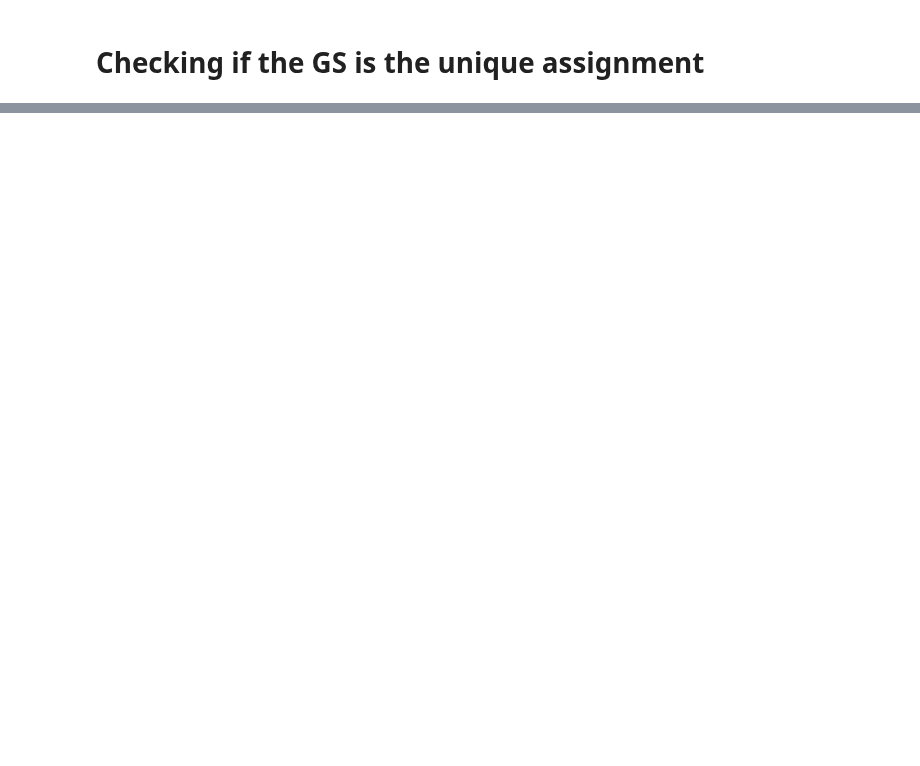
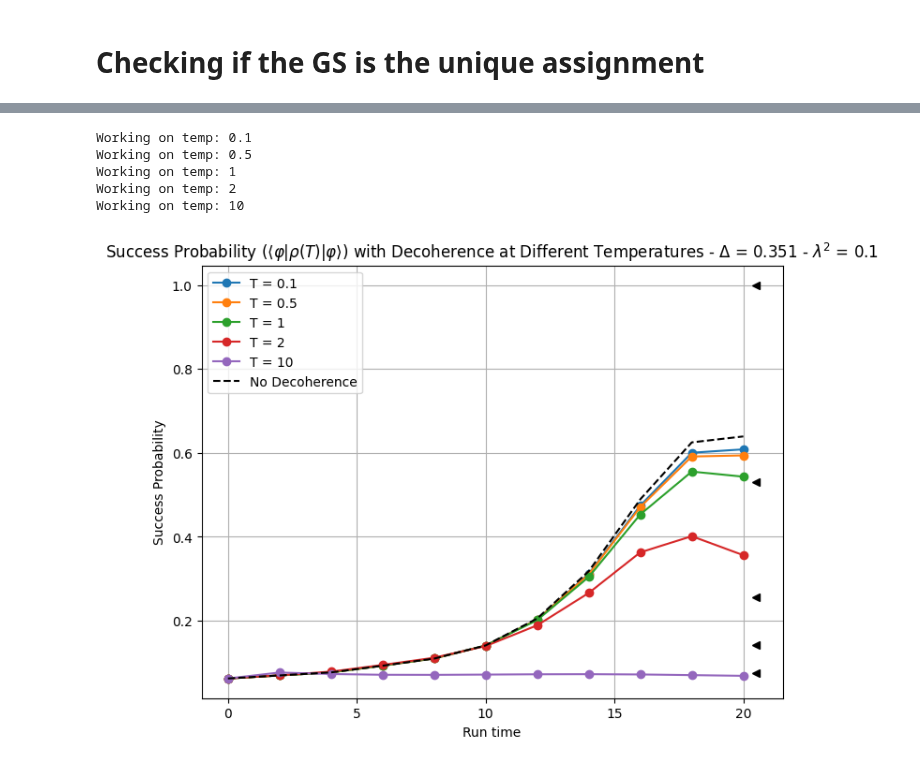
Before and after one commit to chenscheimq/QEC, a Jupyter notebook: EC3/EC3_q.ipynb, the cells around one changed output, grey strips where cells are left out. Drawn from its saved outputs; the diff is of its cells as text; code cells hidden in the pictures; blank space fills up the shorter version.

```diff
--- a/EC3/EC3_q.ipynb
+++ b/EC3/EC3_q.ipynb
@@ -253,7 +258,7 @@ def c_ops_gen(t, args):
                     sigmam_i = Qobj(tensor([sigmam() if j == i else qeye(2) for j in range(args['n_qubits'])]).data, dims=H_inst_t.dims)  # Apply sigmam to qubit i
                     ma = a.dag() * sigmam_i * b * b.dag() * sigmam_i.dag() * a
                     factor = (Nba * (g_ba**2) * ma)
-                    c_ops += 0.5*factor * mat_el
+                    c_ops += factor * mat_el
 
             if np.round(omega_a) > np.round(omega_b):
                 Nab = bose_einstein_distribution(omega_a-omega_b, args['T'])
@@ -262,8 +267,7 @@ def c_ops_gen(t, args):
                     sigmam_i = Qobj(tensor([sigmam() if j == i else qeye(2) for j in range(args['n_qubits'])]).data, dims=H_inst_t.dims)  # Apply sigmam to qubit i
                     ma = b.dag() * sigmam_i * a * a.dag() * sigmam_i.dag() * b
                     factor = (Nab + 1) * (g_ab**2) * ma
-                    c_ops += 0.5*factor * mat_el
-
+                    c_ops += factor * mat_el
     return c_ops
 
 def rho_P(T):
@@ -288,6 +292,10 @@ temperatures = [1/10, 1/2, 1, 2, 10]
 # Initial state (starting in the ground state of H_B)
 rho0 = initial_gs * initial_gs.dag()
 
+w = lambda t, args: 1 - t / int(np.max(times))
+f = lambda t, args: t / int(np.max(times))
+
+H_obj = [[Hb, w], [Hp, f]]
 # Target state (ground state of H_P)
 rho1 = final_gs * final_gs.dag()
 
@@ -302,34 +310,50 @@ for T in temperatures:
               "lambda_2":lambda_2,
               "T":T}
 
     c_ops = []
     for t in times:
         c_ops.append(c_ops_gen(t, args_C))
 
+    # C_ops_oper = [QobjEvo([c_ops_gen], args=args_C, tlist=times)]
+    # H_qobj_evo = QobjEvo(H_obj, tlist=times)
+
     # Solve the master equation over time
-    results = mesolve(lambda t, args: H_s_t(t, args_H), rho0, times, c_ops)
+    results = mesolve(H_obj, rho0, times, c_ops=c_ops)
 
     exps = []
     for state_dm in results.states:
         exps.append(expect(state_dm, final_gs))
-    plt.plot(times, exps, label=f"T = {T}")  # Success probability
+    plt.plot(times, exps, "-o", label=f"T = {T}")  # Success probability
 
     #thermal success probabilities
     expects_at_end.append(expect(rho_P(T), final_gs))
 
 x_s = [np.max(times) + 0.5 for _ in range(len(temperatures))]
 plt.plot(x_s, expects_at_end, '<', color='black')
 
-results_se = sesolve(lambda t, args: H_s_t(t, args_H), initial_gs, times)
+# results_se = sesolve(lambda t, args: H_s_t(t, args_H), initial_gs, times)
+results_se = sesolve(H_obj, initial_gs, times)
 exps_se = []
 for state in results_se.states:
     exps_se.append(expect(ket2dm(state), final_gs))
 plt.plot(times, exps_se, '--', label="No Decoherence", color='black', linewidth=1.5)
 
 # Plot formatting
 plt.xlabel('Run time')
 plt.ylabel('Success Probability')
-plt.title('Success Probability (' + r"$\langle \varphi | \rho(T) | \varphi \rangle$" + ') with Decoherence at Different Temperatures - ' + r'$\Delta$' + ' = {}'.format(round(energy_diff,3)))
+plt.title('Success Probability (' + r"$\langle \varphi | \rho(T) | \varphi \rangle$"
+          + ') with Decoherence at Different Temperatures - '
+          + r'$\Delta$'
+          + ' = {} - '.format(round(energy_diff,3))
+          + r'$\lambda^{2}$'
+          + ' = {}'.format(lambda_2))
 plt.legend()
 plt.grid(True)
 plt.show()
+# %% [output]
+Working on temp: 0.1
+Working on temp: 0.5
+Working on temp: 1
+Working on temp: 2
+Working on temp: 10
+[figure, added]
```
Also changed, not shown: parts of 2 cells of this notebook.
